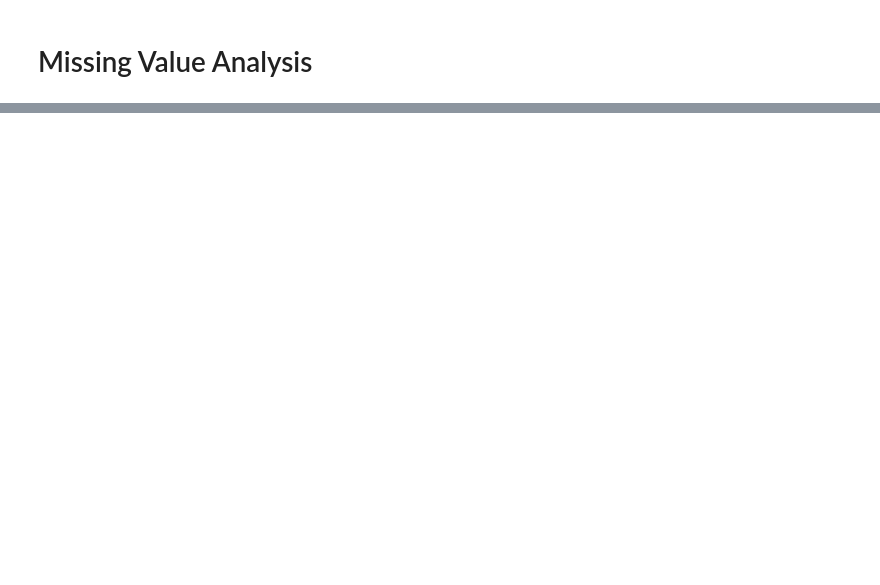
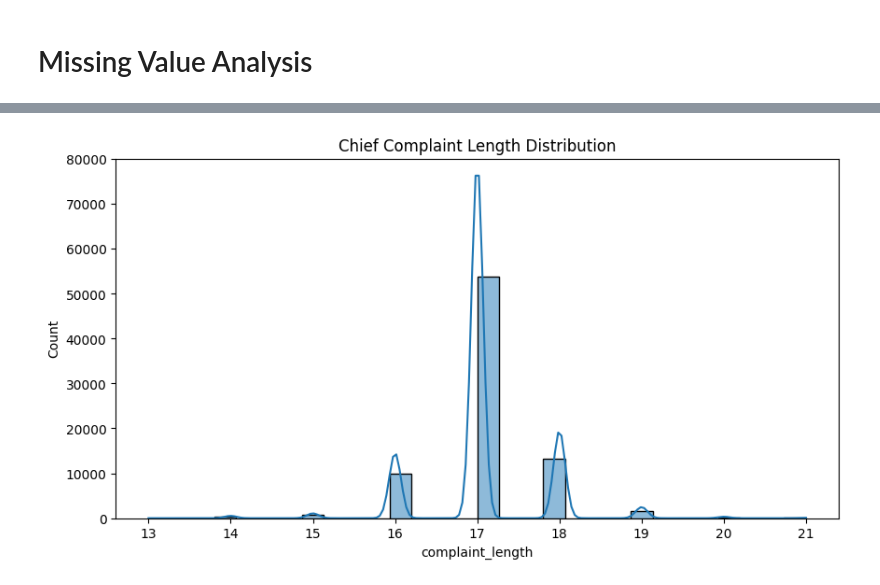
Before and after one commit to ShivamMathtech/TriageAI-X, a Jupyter notebook: triagegeist_hack_kagg.ipynb, the cells around one changed output, grey strips where cells are left out. Cells and saved outputs as stored; diff of their text form; code cells hidden in the pictures; blank space fills up the shorter version.

```diff
--- a/triagegeist_hack_kagg.ipynb
+++ b/triagegeist_hack_kagg.ipynb
@@ -504,0 +904,11 @@ Next Phase:
+# %%
+# ==========================================
+# HANDLE MISSING TEXT
+# ==========================================
+
+train_df["chief_complaint_raw"] = (
+    train_df["chief_complaint_raw"]
+    .fillna("unknown")
+)
+
+print("Missing Complaint Text Handled")
@@ -504,0 +1011,13 @@ Next Phase:
+# %%
+# ==========================================
+# COMPLAINT LENGTH
+# ==========================================
+
+train_df["complaint_length"] = (
+    train_df["clean_complaint"]
+    .apply(len)
+)
+
+train_df[
+    "complaint_length"
+].describe()
@@ -504,0 +1034,20 @@ Next Phase:
+# %%
+# ==========================================
+# TEXT LENGTH DISTRIBUTION
+# ==========================================
+
+plt.figure(figsize=(10,5))
+
+sns.histplot(
+    train_df["complaint_length"],
+    bins=30,
+    kde=True
+)
+
+plt.title(
+    "Chief Complaint Length Distribution"
+)
+
+plt.show()
+# %% [output]
+[figure, added]
```
Also changed, not shown: parts of 84 cells of this notebook.
